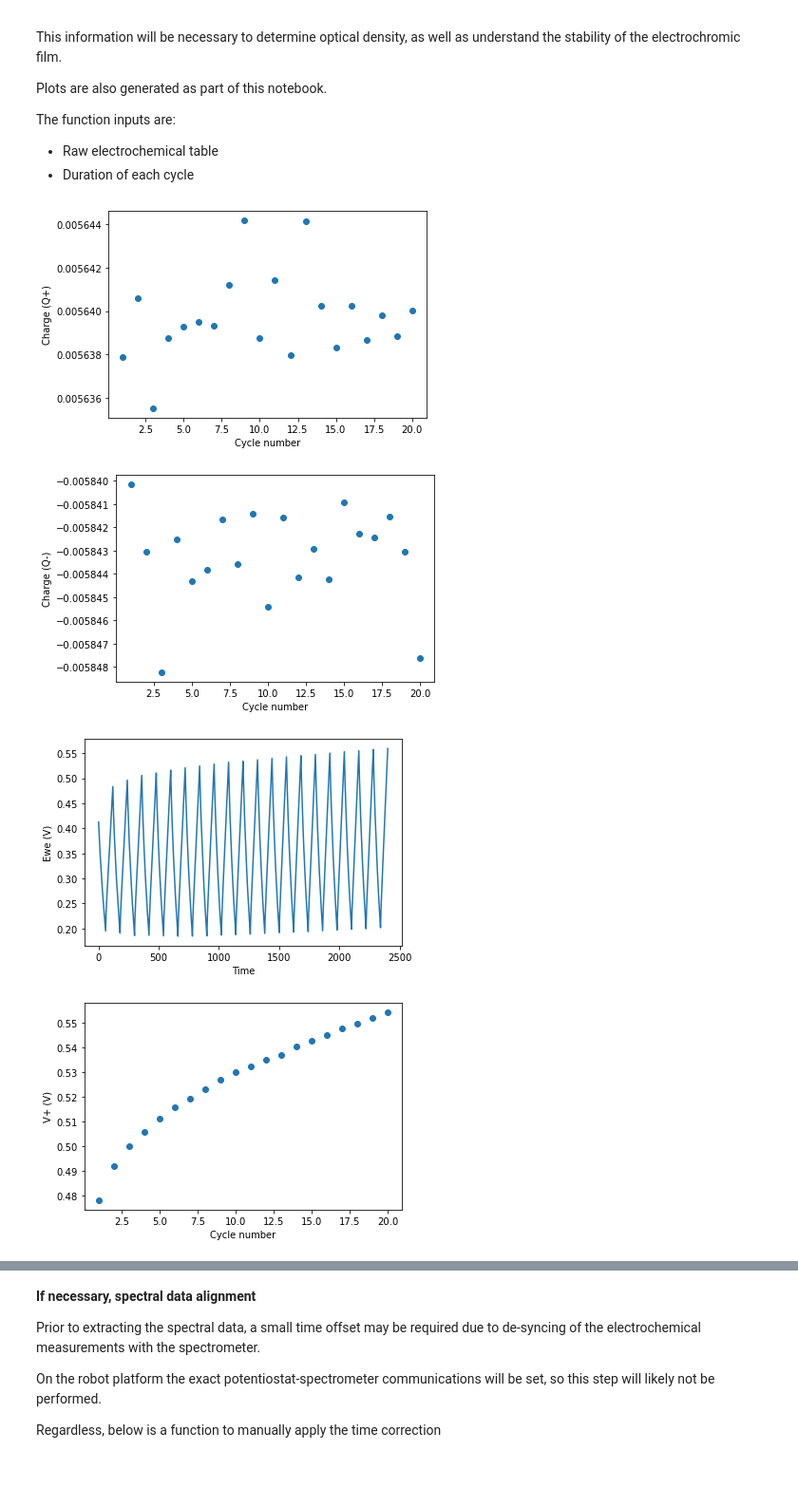
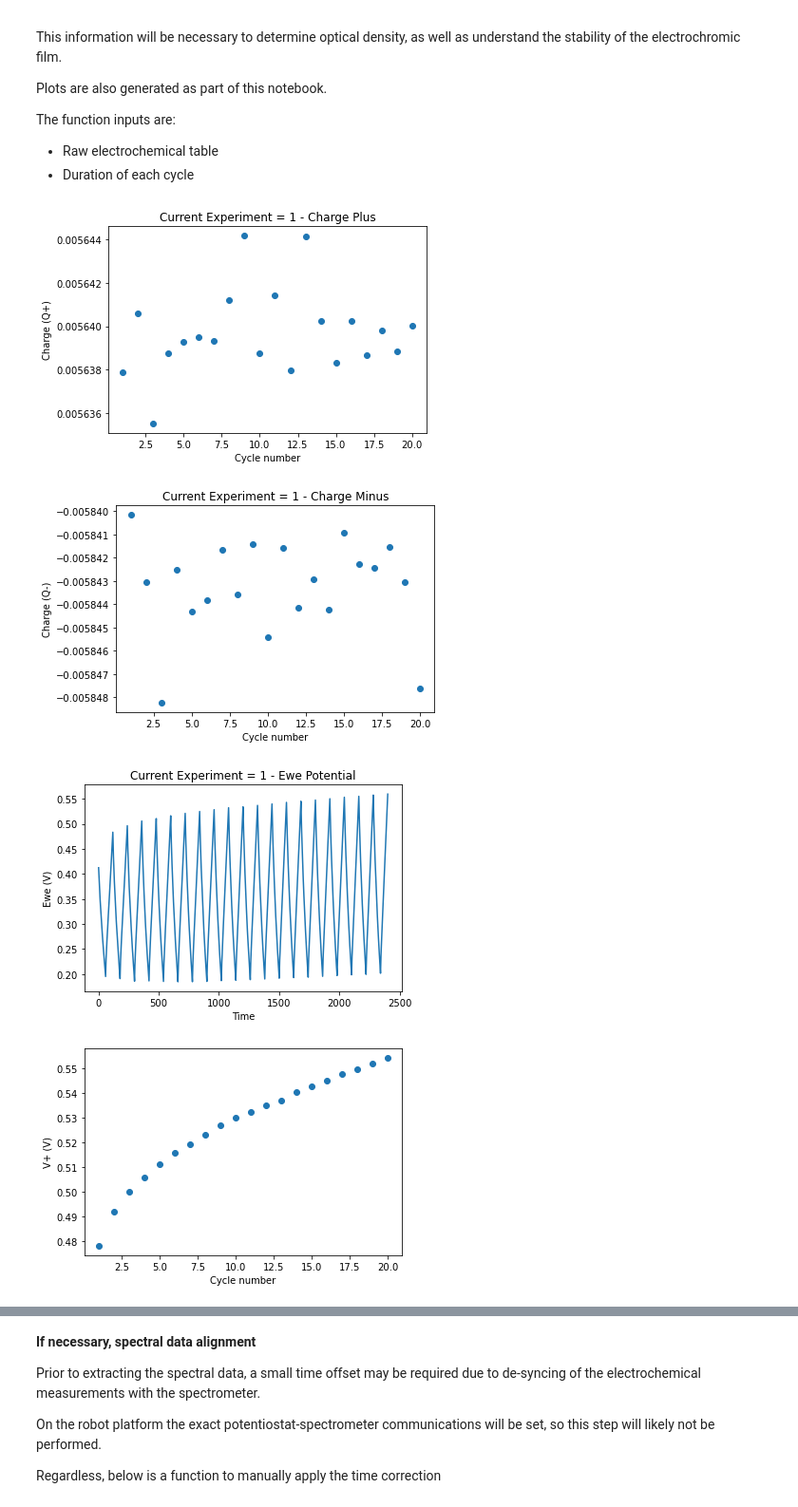
Before and after one commit to Rblack999/NRC-MAPs, a Jupyter notebook: DataProcessing_CCC_March11_2022.ipynb, the cells around one changed output, grey strips where cells are left out. Shown at 95% size. Cells and saved outputs as stored; diff of their text form; code cells hidden in the pictures; blank space fills up the shorter version.

```diff
--- a/DataProcessing_CCC_March11_2022.ipynb
+++ b/DataProcessing_CCC_March11_2022.ipynb
@@ -90,7 +91,7 @@ The function inputs are:<br>
 - Raw electrochemical table <br>
 - Duration of each cycle
 # %%
-def electrochem_process(data, duration):
+def electrochem_process(data = dict[f'exp{current_exp}']['echem'], duration = dict[f'exp{current_exp}']['info']['duration']):
 
   #CHARGE EXTRACTION
   #Extract the total + and - charge based on the current passed
@@ -113,6 +114,7 @@ def electrochem_process(data, duration):
   plt.scatter(cycle_plus,charge_plus)
   plt.ylabel('Charge (Q+)')
   plt.xlabel('Cycle number')
+  plt.title(f'Current Experiment = {current_exp} - Charge Plus')
   plt.show()
 
   #Note that this puts it into the +,-,+,- format, for only - need to grab every second value
@@ -128,6 +130,7 @@ def electrochem_process(data, duration):
   plt.scatter(cycle_minus,charge_minus)
   plt.ylabel('Charge (Q-)')
   plt.xlabel('Cycle number')
+  plt.title(f'Current Experiment = {current_exp} - Charge Minus')
   plt.show()
 
   #VOLTAGE EXTRACTION
@@ -155,36 +158,38 @@ def electrochem_process(data, duration):
   plt.plot(data['Time (s)'],data['WE(1).Potential (V)'])
   plt.ylabel('Ewe (V)')
   plt.xlabel('Time')
+  plt.title(f'Current Experiment = {current_exp} - Ewe Potential')
   plt.show()
 
   plt.scatter(cycle_minus,voltage_plus)
   plt.ylabel('V+ (V)')
   plt.xlabel('Cycle number')
   plt.show()
 
   plt.scatter(cycle_minus,voltage_minus)
   plt.ylabel('V- (V)')
   plt.xlabel('Cycle number')
   plt.show()
 
   plt.scatter(cycle_minus,voltage_delta)
   plt.ylabel('Delta V (V)')
   plt.xlabel('Cycle number')
+  plt.title(f'Current Experiment = {current_exp} - Delta Voltage')
   plt.show()
 
   # Updating the datastructure to include the metrics
   dict[f'exp{current_exp}']['metrics']['cycle'] = cycle_plus
   dict[f'exp{current_exp}']['metrics']['charge_plus'] = charge_plus
   dict[f'exp{current_exp}']['metrics']['charge_minus'] = charge_minus
   dict[f'exp{current_exp}']['metrics']['voltage_delta'] = voltage_delta
   dict[f'exp{current_exp}']['metrics']['voltage_plus'] = voltage_plus
   dict[f'exp{current_exp}']['metrics']['voltage_minus'] = voltage_minus
 
 # Run the function
-electrochem_process(data = dict[f'exp{current_exp}']['echem'], duration = dict[f'exp{current_exp}']['info']['duration'])
+electrochem_process()
 # %% [output]
-[figure, old version]
+[figure, new version]
-[figure, old version]
+[figure, new version]
-[figure, old version]
+[figure, new version]
 [figure]
 [figure]
```
Also changed, not shown: parts of 5 cells of this notebook.
